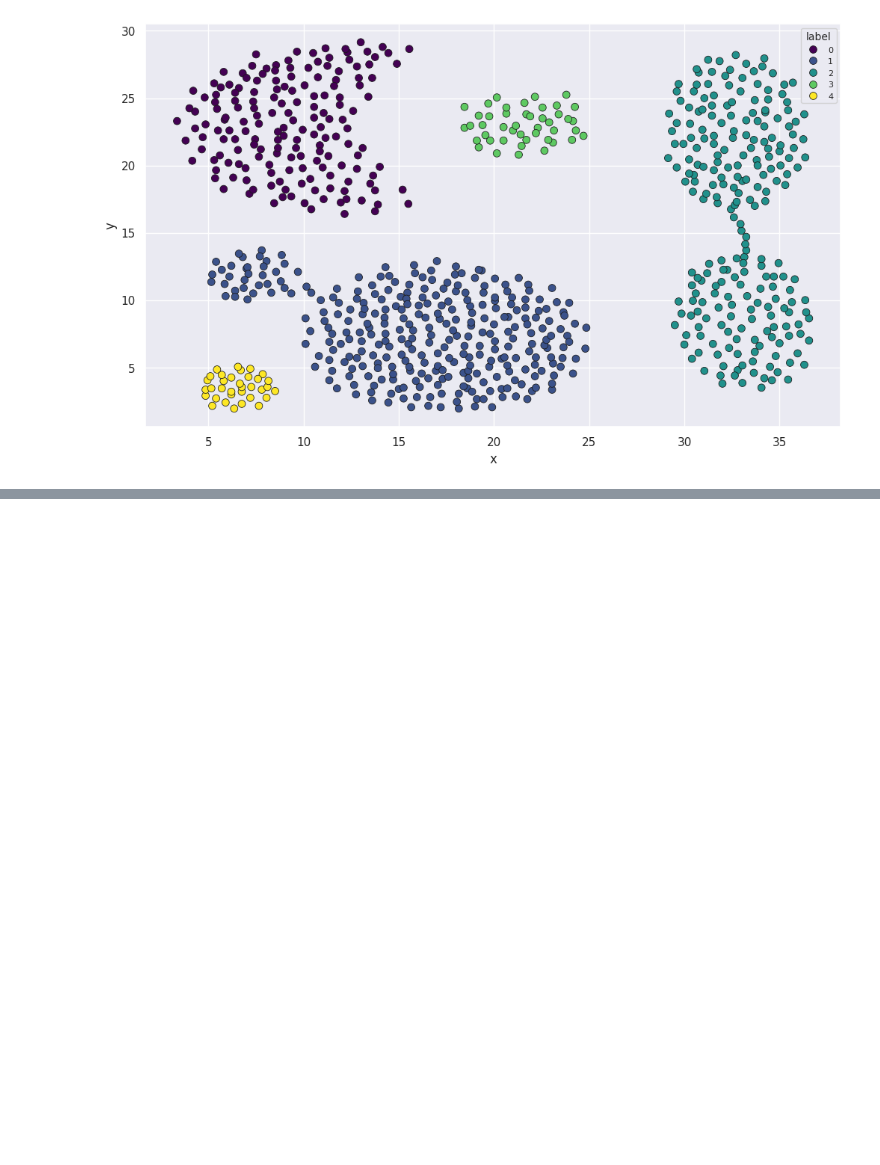
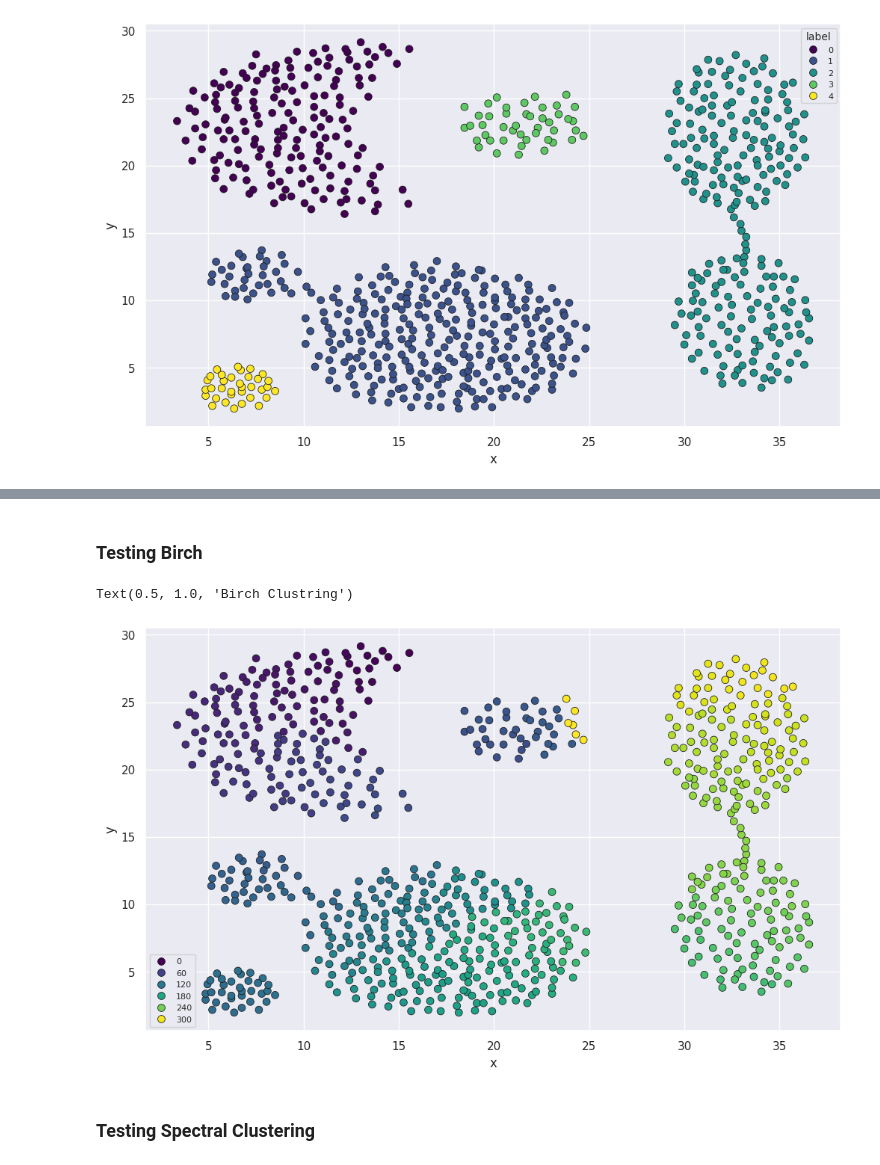
Before and after one commit to ElStabilini/AlgoritmiEStruttureDati, a Jupyter notebook: prova.ipynb, the cells around one changed output, grey strips where cells are left out. Saved outputs shown, nothing was run; the diff lists cells and outputs as text; code cells hidden in the pictures; blank space fills up the shorter version.

Commit message:
added more clusterin algorithm comparisons

```diff
--- a/prova.ipynb
+++ b/prova.ipynb
@@ -129,0 +147,6 @@ Text(0.5, 1.0, 'DBSCAN Clustering')
+# %%
+sns.set(rc = {'figure.figsize':(12,7),  "legend.fontsize": 8, "legend.title_fontsize": 10})
+sns.scatterplot(data=OPTICS_df, x='x', y='y', hue=labels, palette='viridis', edgecolor='k', s=50)
+ax.set_xlabel('X', fontsize = 14)
+ax.set_ylabel('Y', fontsize = 14)
+ax.set_title('OPTICS Clustring', fontsize = 18)
@@ -129,0 +156,24 @@ Text(0.5, 1.0, 'DBSCAN Clustering')
+# %% [markdown]
+### Testing Birch
+# %%
+# Create feature matrix
+X = df_base.values
+
+# Perform KMeans clustering
+brc = Birch(n_clusters=None)
+labels = brc.fit_predict(X)
+# %%
+brc_df = df_base.copy()
+brc_df['label'] = labels
+# %%
+sns.set(rc = {'figure.figsize':(12,7),  "legend.fontsize": 8, "legend.title_fontsize": 10})
+sns.scatterplot(data=brc_df, x='x', y='y', hue=labels, palette='viridis', edgecolor='k', s=50)
+ax.set_xlabel('X', fontsize = 14)
+ax.set_ylabel('Y', fontsize = 14)
+ax.set_title('Birch Clustring', fontsize = 18)
+##need better understanding of the labels
+# %% [output]
+Text(0.5, 1.0, 'Birch Clustring')
+[figure, added]
+# %% [markdown]
+### Testing Spectral Clustering
```
Also changed, not shown: parts of 14 cells of this notebook.
